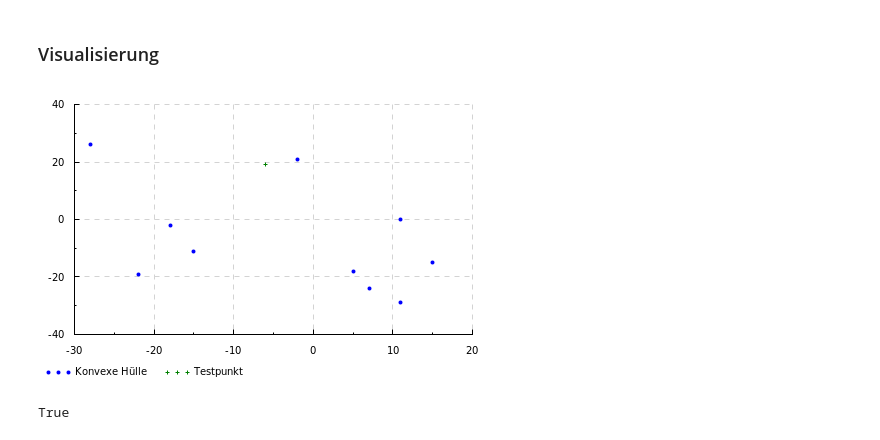
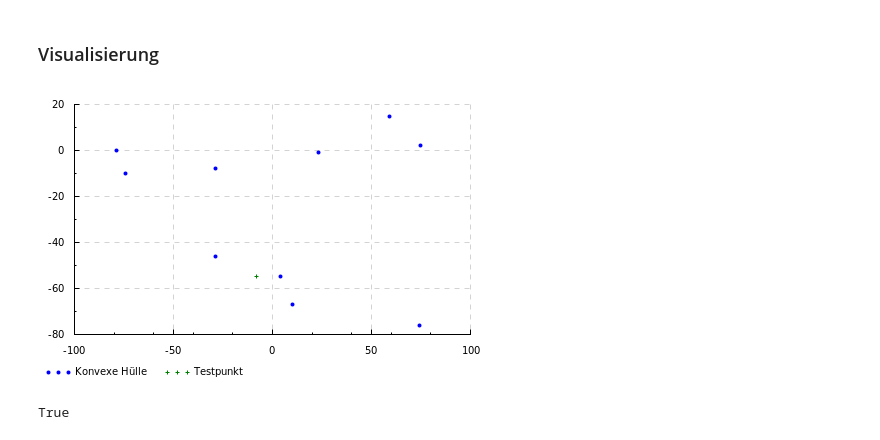
Before and after one commit to dwgnr/fp-convex-hull, a Jupyter notebook: Functional Pearl - Inside the Convex Hull.ipynb, the cells around one changed output. Cells and saved outputs as stored; diff of their text form; code cells hidden in the pictures.

```diff
--- a/Functional Pearl - Inside the Convex Hull.ipynb
+++ b/Functional Pearl - Inside the Convex Hull.ipynb
@@ -312,14 +256,14 @@ Passed:
 # %%
 import Graphics.Rendering.Chart.Easy
 
-convexHull = [[-18,-2,1],[7,-24,1],[11,0,1],[-22,-19,1],[11,-29,1],[-28,26,1],[15,-15,1],[-2,21,1],[-15,-11,1],[5,-18,1]]
-pt = [-6,19,1]
+convexHull = [[10,-67,1],[75,2,1],[-79,0,1],[74,-76,1],[-74,-10,1],[59,15,1],[-29,-8,1],[4,-55,1],[23,-1,1],[-29,-46,1]]
+pt = [-8,-55,1]
 
 toRenderable $ do
     plot $ points "Konvexe Hülle" [(x,y) | [x,y,_] <- convexHull]
     plot $ points "Testpunkt" [(x,y) | [x,y,_] <- [pt]]
 # %% [output]
-[figure, old version]
+[figure, new version]
 # %%
 insideCH convexHull pt
 # %% [output]
```
Also changed, not shown: parts of 22 cells of this notebook, 4 other files.
